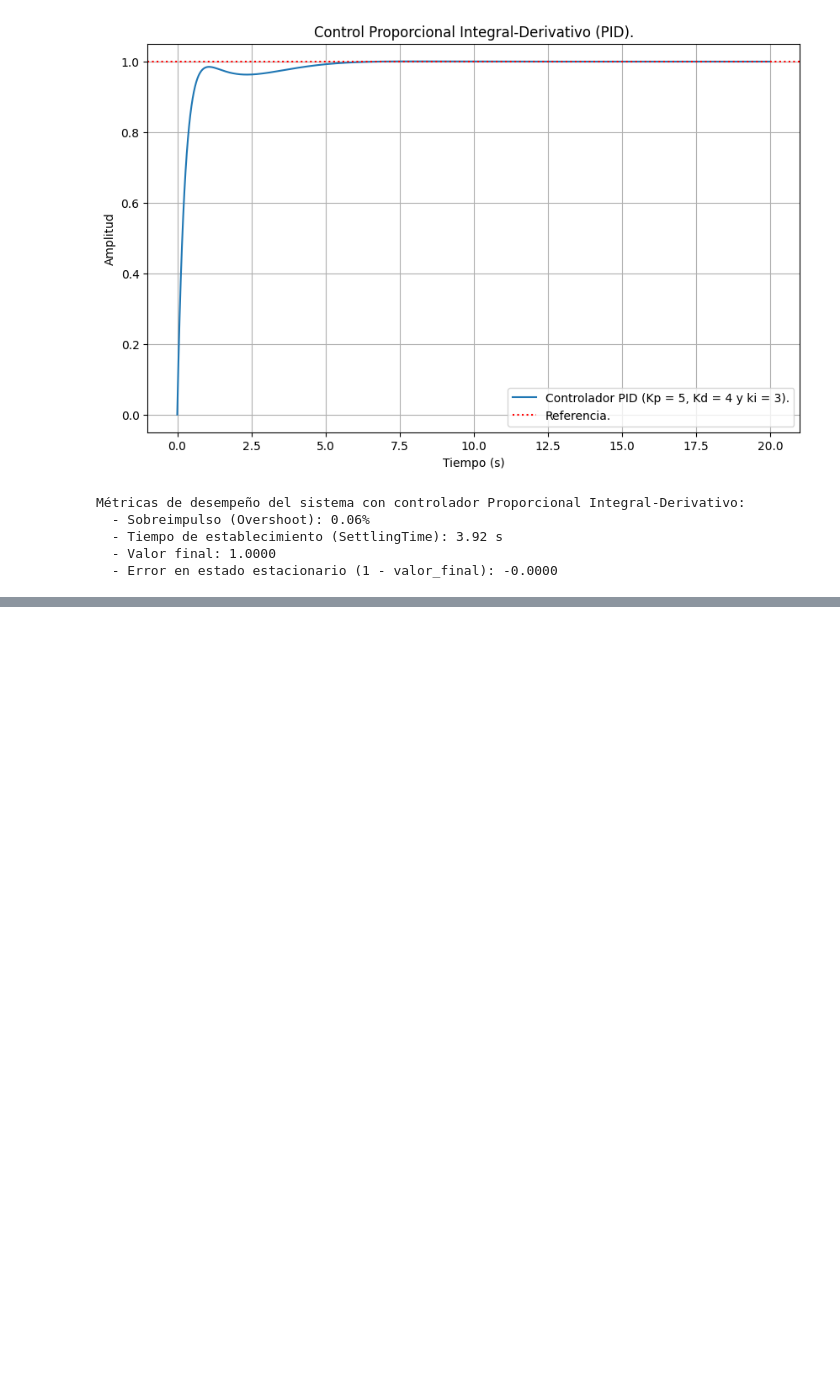
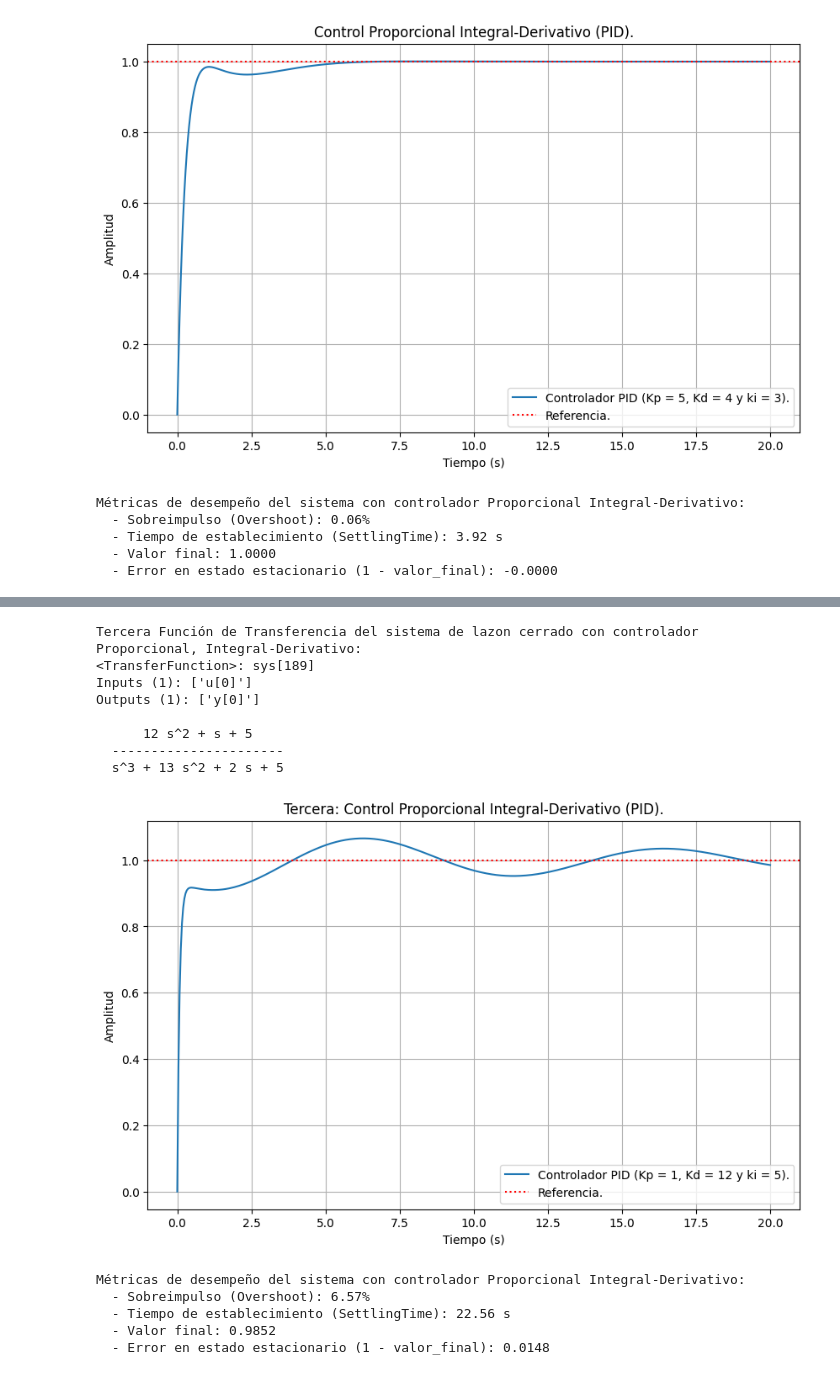
Before and after one commit to MaxGarcia948/control-clasico, a Jupyter notebook: practicas/P_2_03_Controlador_PID.ipynb, the cells around one changed output, grey strips where cells are left out. Drawn from its saved outputs; the diff is of its cells as text; code cells hidden in the pictures; blank space fills up the shorter version.

```diff
--- a/practicas/P_2_03_Controlador_PID.ipynb
+++ b/practicas/P_2_03_Controlador_PID.ipynb
@@ -378,3 +432,56 @@ Métricas de desempeño del sistema con controlador Proporcional Integral-Deriva
+# %%
+# --- Parámetros del controlador Proporcional-Derivativo. ---
+kp_pid3 = 1
+ki_pid3 = 5
+kd_pid3 = 12
+
+# --- Creación del controlador PID. ---
+# El numerador es [Kd, Kp y Ki].
+Gc_PID3 = ct.tf([kd_pid3, kp_pid3, ki_pid3], [0,1,0])
+
+# --- Sistema en lazo cerrado con controlador PID. ---
+sistema_PID3 = ct.feedback(Gc_PID3 * Gp, 1)
+print("Tercera Función de Transferencia del sistema de lazon cerrado con controlador Proporcional, Integral-Derivativo:")
+print(sistema_PID3)
+
+# --- Simulación de la respuesta al escalón. ---
+t = np.linspace(0, 20, 501)
+t, y_PID3 = ct.step_response(sistema_PID3, T=t)
+
+plt.figure(figsize=(10, 6))
+plt.plot(t, y_PID3, label=f"Controlador PID (Kp = {kp_pid3}, Kd = {kd_pid3} y ki = {ki_pid3}).")
+plt.axhline(y=1, color="r", linestyle=":", label="Referencia.")
+
+plt.title("Tercera: Control Proporcional Integral-Derivativo (PID).")
+plt.xlabel("Tiempo (s)")
+plt.ylabel("Amplitud")
+plt.legend()
+plt.grid(True)
+plt.show()
+
+# --- Verificación de las métricas de desempeño. ---
+print("Métricas de desempeño del sistema con controlador Proporcional Integral-Derivativo:")
+info = ct.step_info(sistema_PID3)
+print(f"  - Sobreimpulso (Overshoot): {info['Overshoot']:.2f}%")
+print(f"  - Tiempo de establecimiento (SettlingTime): {info['SettlingTime']:.2f} s")
+valor_final = y_PID3[-1]
+print(f"  - Valor final: {valor_final:.4f}")
+print(f"  - Error en estado estacionario (1 - valor_final): {1 - valor_final:.4f}")
+# %% [output]
+Tercera Función de Transferencia del sistema de lazon cerrado con controlador Proporcional, Integral-Derivativo:
+<TransferFunction>: sys[189]
+Inputs (1): ['u[0]']
+Outputs (1): ['y[0]']
+
+      12 s^2 + s + 5
+  ----------------------
+  s^3 + 13 s^2 + 2 s + 5
+[figure, added]
+Métricas de desempeño del sistema con controlador Proporcional Integral-Derivativo:
+  - Sobreimpulso (Overshoot): 6.57%
+  - Tiempo de establecimiento (SettlingTime): 22.56 s
+  - Valor final: 0.9852
+  - Error en estado estacionario (1 - valor_final): 0.0148
 # %% [markdown]
 ## Justificación
 
```
Also changed, not shown: parts of 7 cells of this notebook.
